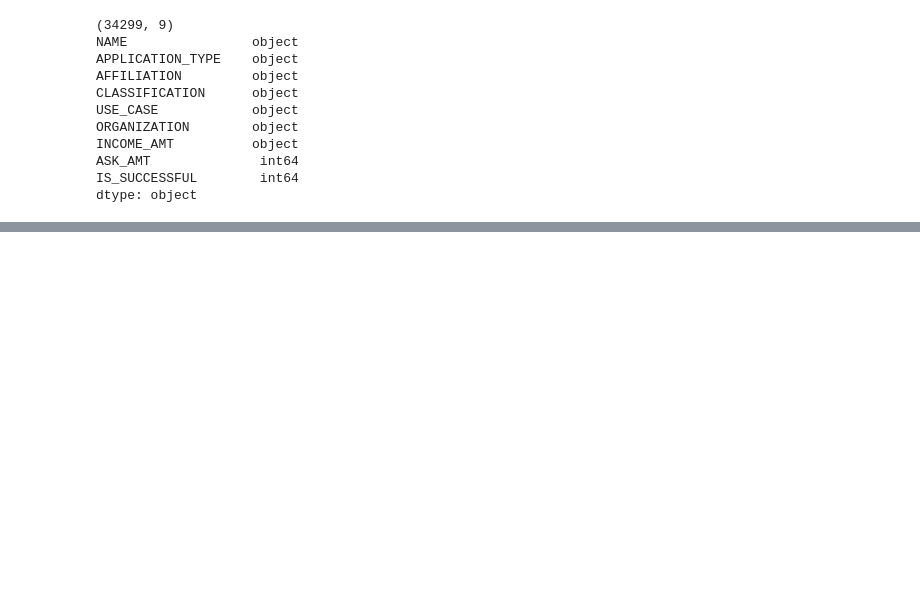
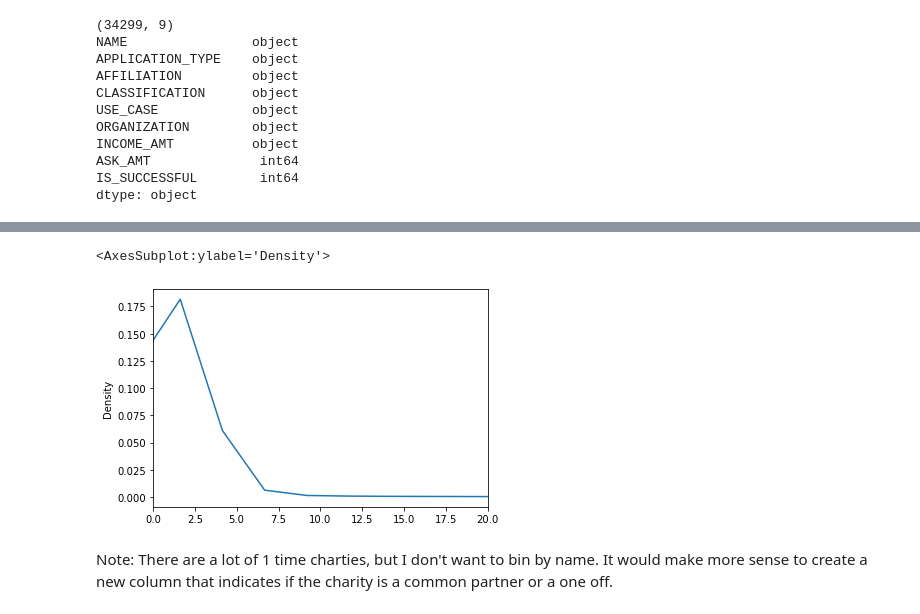
Before and after one commit to david-garza/Neural_Network_Charity_Analysis, a Jupyter notebook: AlphabetSoupCharity_Optimzation.ipynb, the cells around one changed output, grey strips where cells are left out. Saved outputs shown, nothing was run; the diff lists cells and outputs as text; code cells hidden in the pictures; blank space fills up the shorter version.

```diff
--- a/AlphabetSoupCharity_Optimzation.ipynb
+++ b/AlphabetSoupCharity_Optimzation.ipynb
@@ -117,3 +117,7 @@ INCOME_AMT          object
 ASK_AMT              int64
 IS_SUCCESSFUL        int64
 dtype: object
+# %%
+# Review names
+name_freq_df = application_df["NAME"].value_counts()
+name_freq_df
@@ -119,0 +137,8 @@ dtype: object
+# %%
+# density plot of name
+name_freq_df.plot.density(xlim=[0,20])
+# %% [output]
+<AxesSubplot:ylabel='Density'>
+[figure, added]
+# %% [markdown]
+Note: There are a lot of 1 time charties, but I don't want to bin by name. It would make more sense to create a new column that indicates if the charity is a common partner or a one off.
```
Also changed, not shown: parts of 6 cells of this notebook.
